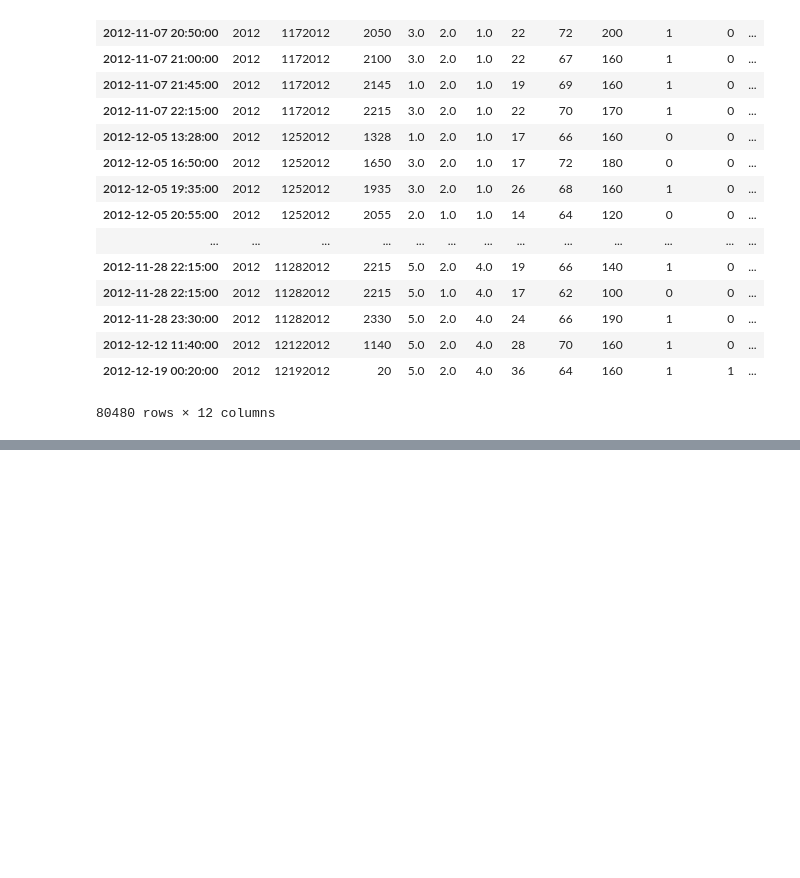
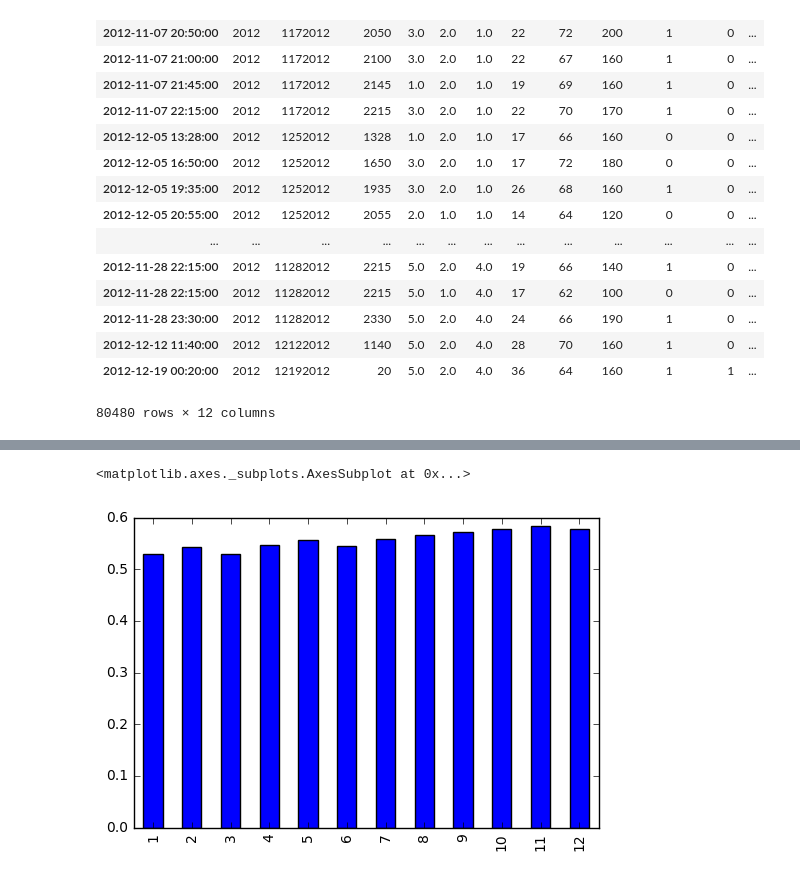
Before and after one commit to eclarson/DataMiningNotebooks, a Jupyter notebook: E01_StopAndFrisk_DateTimeExample.ipynb, the cells around one changed output, grey strips where cells are left out. Saved outputs shown, nothing was run; the diff lists cells and outputs as text; code cells hidden in the pictures; blank space fills up the shorter version.

```diff
--- a/E01_StopAndFrisk_DateTimeExample.ipynb
+++ b/E01_StopAndFrisk_DateTimeExample.ipynb
@@ -237,0 +246,7 @@ dtype: int64
+# %%
+df_frisked = df[df.frisked>0]
+mprct = df_frisked['month'].value_counts() / df['month'].value_counts()
+mprct.sort_index().plot(kind='bar')
+# %% [output]
+<matplotlib.axes._subplots.AxesSubplot at 0x...>
+[figure, added]
```
Also changed, not shown: parts of 3 cells of this notebook, 2 other files.
